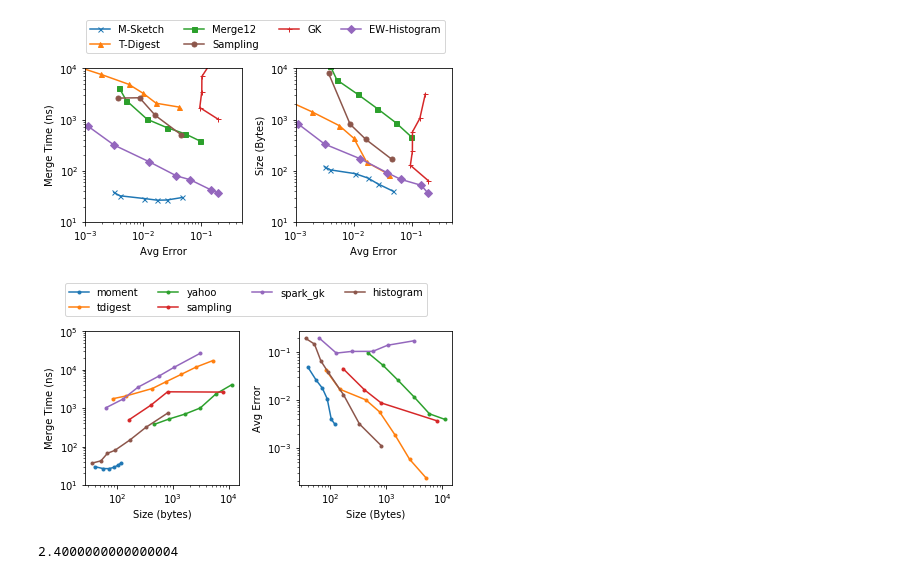
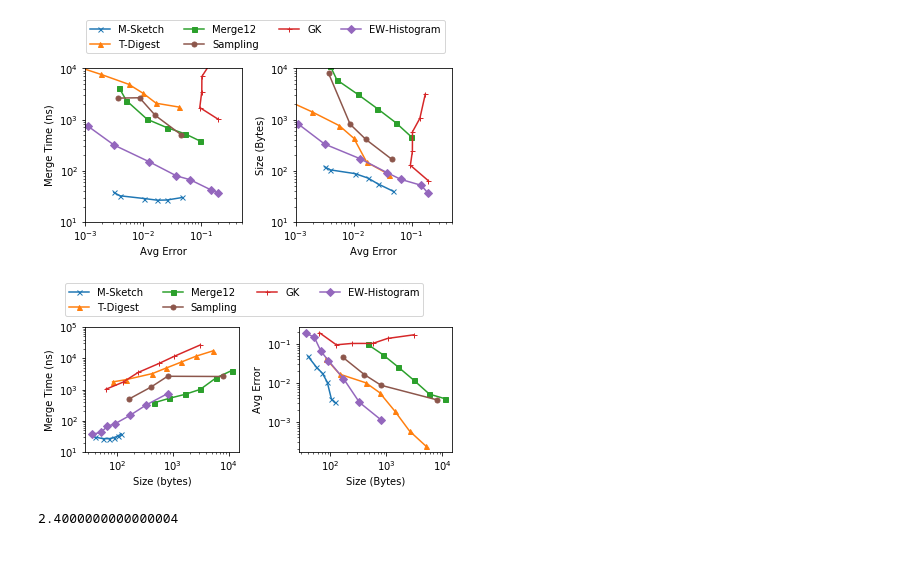
Before and after one commit to stanford-futuredata/msketch, a Jupyter notebook: analysis/SysML Paper.ipynb, the cells around one changed output. Drawn from its saved outputs; the diff is of its cells as text; code cells hidden in the pictures.

```diff
--- a/analysis/SysML Paper.ipynb
+++ b/analysis/SysML Paper.ipynb
@@ -238,47 +238,50 @@ plt.savefig("logmilan_merge_alt.pdf", bbox_extra_artists=(lgd,), bbox_inches='ti
 # %% [output]
 [figure]
 # %%
-f, axs = plt.subplots(1,2, figsize=(6,3))
+f, axs = plt.subplots(1,2, figsize=(6,2.6))
 
 ax = axs[0]
 for alg in sketches:
     c_df = dfs[dfs["sketch"] == alg]
     ax.loglog(
         c_df["space"],
         (c_df["merge_time"])/n,
-        label=alg,
-#         lw=0,
-        marker="."
+        label=alg_display_name[alg],
+        marker=markers[alg],
+        color=colormap[alg],
+        markersize=5,
     )
 ax.set_xlabel("Size (bytes)")
 ax.set_ylabel("Merge Time (ns)")
 ax.set_ylim(10,10**5)
 
 ax = axs[1]
 lines = []
 labels = []
 for alg in sketches:
     c_df = dfs[dfs["sketch"] == alg]
     l, = ax.loglog(
         c_df["space"],
         c_df["error"],
-        label=alg,
-        marker="."
+        label=alg_display_name[alg],
+        marker=markers[alg],
+        color=colormap[alg],
+        markersize=5,
     )
     lines.append(l)
-    labels.append(alg)
+    labels.append(alg_display_name[alg])
 
 ax.set_xlabel("Size (Bytes)")
 ax.set_ylabel("Avg Error")
 
 lgd = f.legend(
     lines, labels,
     bbox_to_anchor=(0.05, 1.05, 1., .102), ncol=4, loc=2
 )
 f.tight_layout()
 plt.savefig("logmilan_merge.pdf", bbox_extra_artists=(lgd,), bbox_inches='tight')
 # %% [output]
-[figure, old version]
+[figure, new version]
 # %%
 10000*24000000/100*1e-9
 # %% [output]
```
Also changed, not shown: 24 other files.
